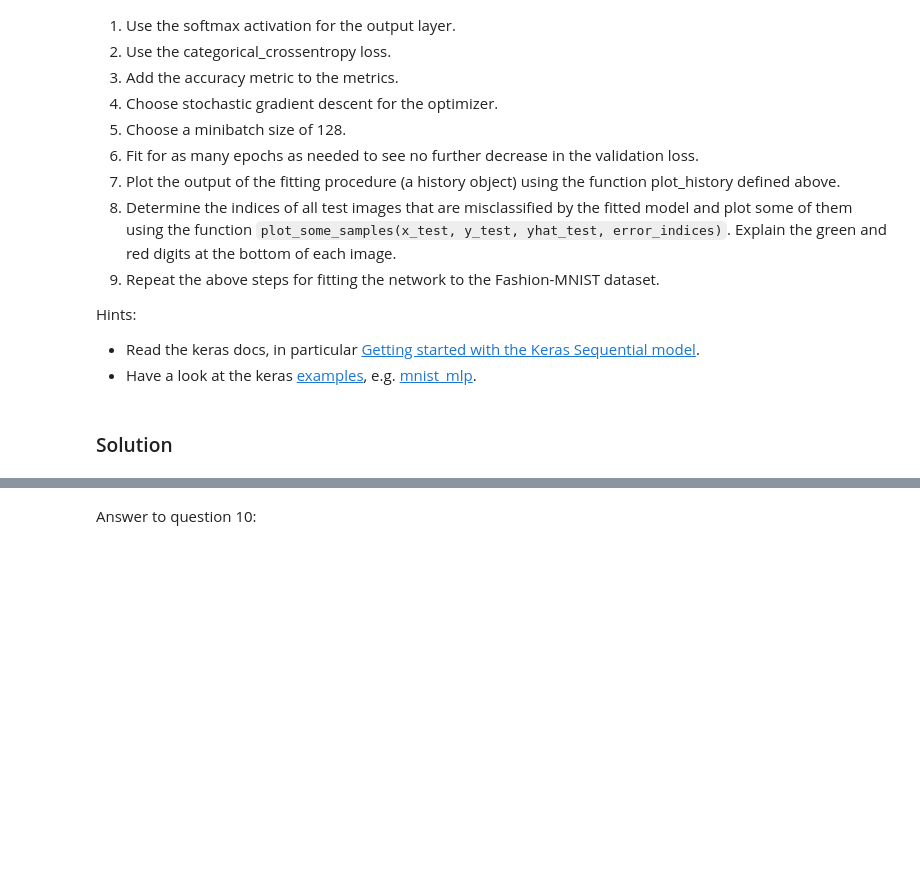
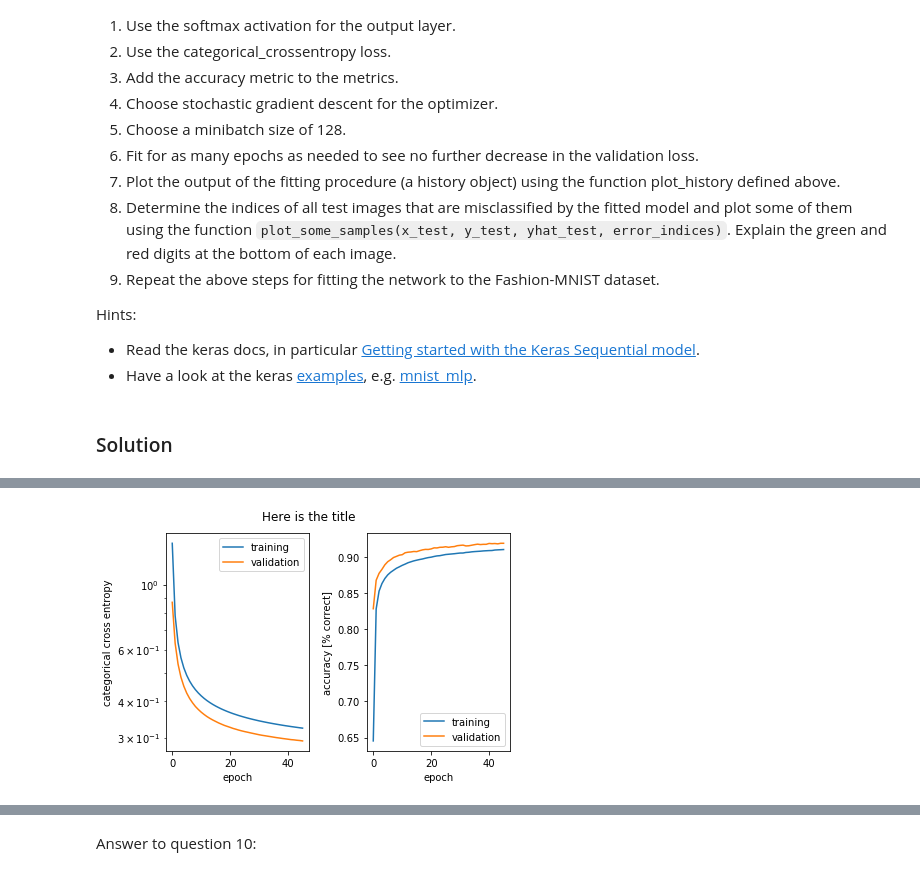
Before and after one commit to effervescent-shot/Projects-ANN, a Jupyter notebook: miniproject1.ipynb, the cells around one changed output, grey strips where cells are left out. Cells and saved outputs as stored; diff of their text form; code cells hidden in the pictures; blank space fills up the shorter version.

```diff
--- a/miniproject1.ipynb
+++ b/miniproject1.ipynb
@@ -195,0 +212,26 @@ Hints:
+# %%
+num_classes = 10
+in_shape = x_train[0].shape
+batch_size = 128
+epochs = 50
+# %%
+from keras.callbacks import Callback
+
+class stopAtLossValue(Callback):
+        prev_loss = np.Infinity
+        def on_epoch_end(self, epoch, logs={}):
+            eps = 0.001
+            loss = logs.get('loss')
+            if (self.prev_loss - loss) <= eps:
+                 self.model.stop_training = True
+            else:
+                self.prev_loss = loss
+
+model = Sequential()
+model.add(Dense(num_classes, activation='softmax', input_shape=in_shape))
+#model.add(Dense(num_classes, activation='softmax'))
+model.summary()
+
+model.compile(loss='categorical_crossentropy',
+              optimizer='SGD',
+              metrics=['accuracy'])
@@ -195,0 +248,10 @@ Hints:
+# %%
+callbacks = [
+    stopAtLossValue(),
+]
+# %%
+history = model.fit(x_train, y_train,
+                    batch_size=batch_size,
+                    epochs=epochs,
+                    verbose=1,
+                    callbacks = callbacks, validation_split = 0.15 )
@@ -195,0 +276,4 @@ Hints:
+# %%
+plot_history(history, "Here is the title");
+# %% [output]
+[figure, added]
```
Also changed, not shown: parts of 9 cells of this notebook.
